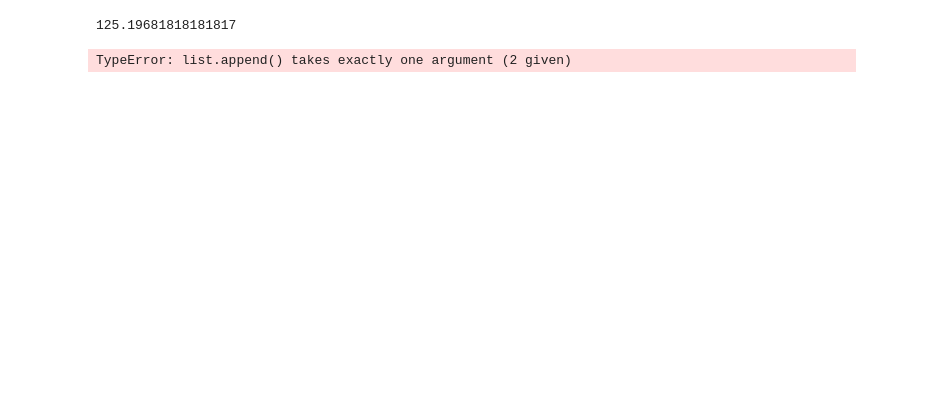
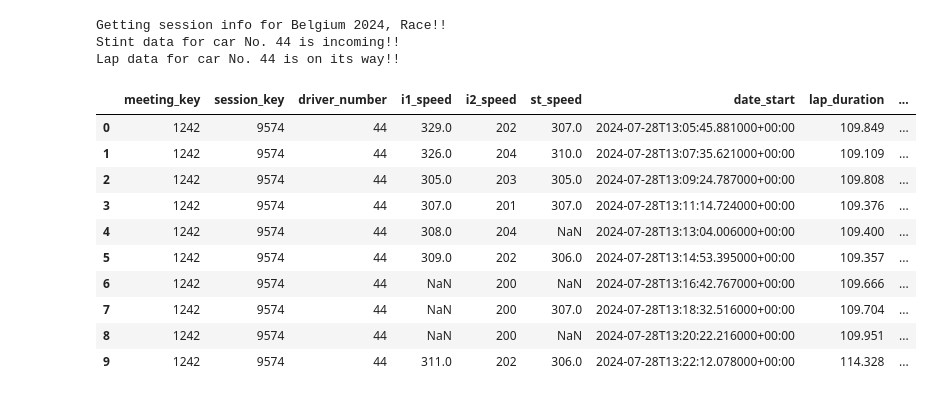
Before and after one commit to nigel-wright/Formula1, a Jupyter notebook: SPA.ipynb, the cells around one changed output. Saved outputs shown, nothing was run; the diff lists cells and outputs as text; code cells hidden in the pictures; blank space fills up the shorter version.

```diff
--- a/SPA.ipynb
+++ b/SPA.ipynb
@@ -88,13 +67,0 @@ Lap data for car No. 44 is on its way!!
-# %%
-# calculate the average lap time during the stint, as well as average sector time
-s_time = np.mean(df['lap_duration'])
-print(s_time)
-
-sec_time = []
-for i in range(0, 3):
-    sec_time.append(float(np.mean(df[f'S{i + 1}'])))
-
-print(sec_time)
-# %% [output]
-125.19681818181817
-TypeError: list.append() takes exactly one argument (2 given)
@@ -100,0 +90,57 @@ TypeError: list.append() takes exactly one argument (2 given)
+# %%
+# used to get session key and correlate fruther to retrive lap data
+def get_session(country, year, type):
+    # type options: Race, Sprint, Qualifying, Pratice (1, 2, 3)
+    print(f'Getting session info for {country} {year}, {type}!!')
+
+    response = requests.get(f'https://api.openf1.org/v1/sessions?country_name={country}&session_name={type}&year={year}')
+
+    if response.status_code != 200:
+        return 'API request error currently. Review info and try again!!'
+
+    data = response.json()
+
+    data_list = {
+        'session': data[0]['session_key'],
+        'meeting': data[0]['meeting_key']
+    }
+
+    return data_list
+# %%
+# Full code example in use, i.e. 1.
+
+# 1. State the session you want to get information for!
+session  = get_session('Belgium', '2024', 'Race')
+
+# 2. Get stint data for the race, with session key just found...
+stint_data = get_stint(session['session'], 44, 0)
+
+# 3. Unpack the desired stint data to retrive the laps
+start = stint_data[0]['lap_start']
+end = stint_data[0]['lap_end'] + 1
+
+# 4. feed the stint lap data, into the full get lap data method
+lap_data = get_lapData(session['session'], 44, start + 1, end)  # +1 is needed to avoid api error
+
+# 5. conver the lap data into a df for futher anylsis
+lap_df = to_df(lap_data)
+
+# 5.5 apply the needed methods to clean the lap df
+lap_df = clean_lapData(lap_df)
+
+lap_df
+# %% [output]
+Getting session info for Belgium 2024, Race!!
+Stint data for car No. 44 is incoming!!
+Lap data for car No. 44 is on its way!!
+|  | meeting_key | session_key | driver_number | i1_speed | i2_speed | st_speed | date_start | lap_duration | ... |
+| 0 | 1242 | 9574 | 44 | 329.0 | 202 | 307.0 | 2024-07-28T13:05:45.881000+00:00 | 109.849 | ... |
+| 1 | 1242 | 9574 | 44 | 326.0 | 204 | 310.0 | 2024-07-28T13:07:35.621000+00:00 | 109.109 | ... |
+| 2 | 1242 | 9574 | 44 | 305.0 | 203 | 305.0 | 2024-07-28T13:09:24.787000+00:00 | 109.808 | ... |
+| 3 | 1242 | 9574 | 44 | 307.0 | 201 | 307.0 | 2024-07-28T13:11:14.724000+00:00 | 109.376 | ... |
+| 4 | 1242 | 9574 | 44 | 308.0 | 204 | NaN | 2024-07-28T13:13:04.006000+00:00 | 109.400 | ... |
+| 5 | 1242 | 9574 | 44 | 309.0 | 202 | 306.0 | 2024-07-28T13:14:53.395000+00:00 | 109.357 | ... |
+| 6 | 1242 | 9574 | 44 | NaN | 200 | NaN | 2024-07-28T13:16:42.767000+00:00 | 109.666 | ... |
+| 7 | 1242 | 9574 | 44 | NaN | 200 | 307.0 | 2024-07-28T13:18:32.516000+00:00 | 109.704 | ... |
+| 8 | 1242 | 9574 | 44 | NaN | 200 | NaN | 2024-07-28T13:20:22.216000+00:00 | 109.951 | ... |
+| 9 | 1242 | 9574 | 44 | 311.0 | 202 | 306.0 | 2024-07-28T13:22:12.078000+00:00 | 114.328 | ... |
```
Also changed, not shown: parts of 7 cells of this notebook, 1 other file.
